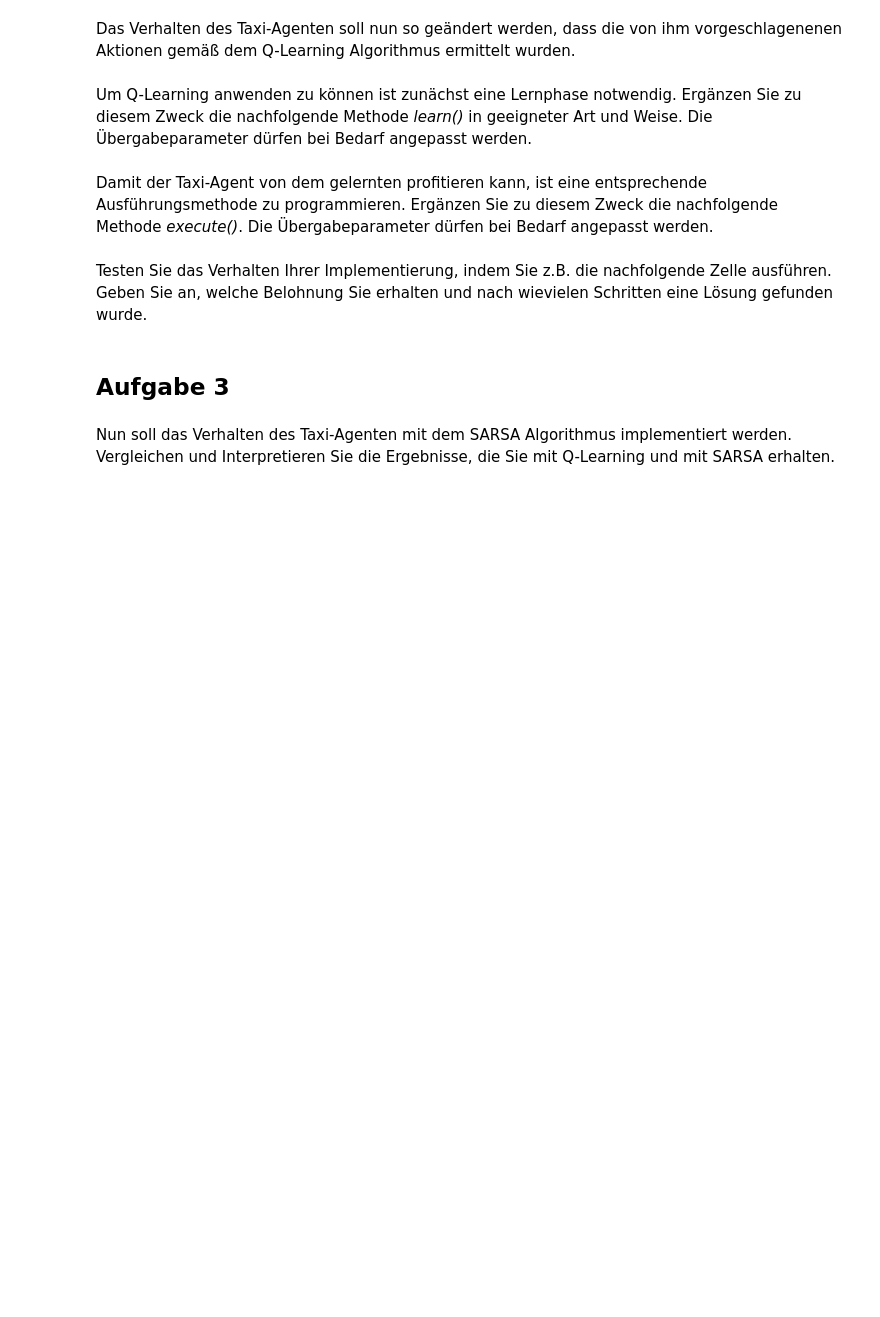
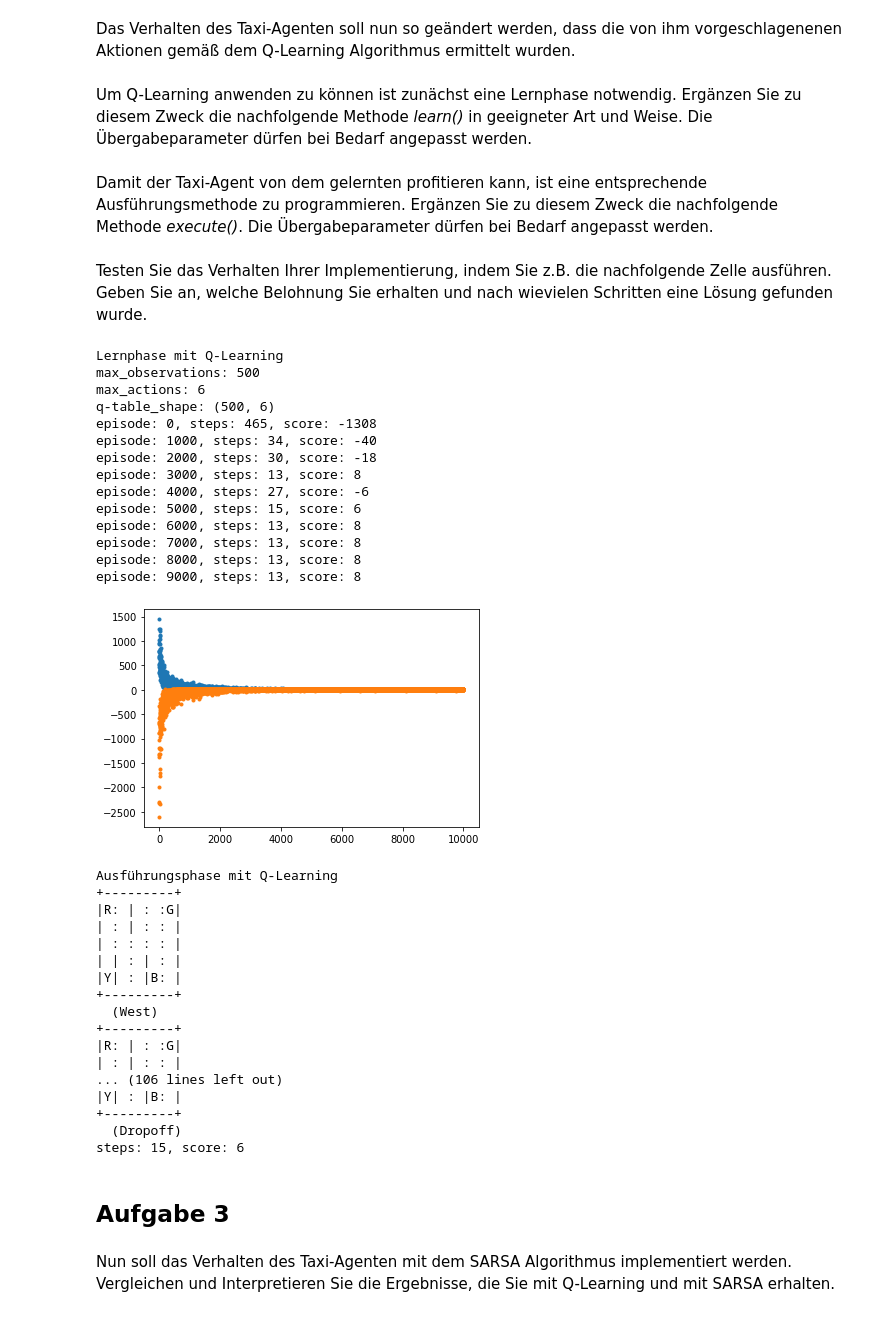
Before and after one commit to LBK124/CognitiveSystems, a Jupyter notebook: Lab2/Lab2-Solution.ipynb, the cells around one changed output. Saved outputs shown, nothing was run; the diff lists cells and outputs as text; code cells hidden in the pictures; blank space fills up the shorter version.

```diff
--- a/Lab2/Lab2-Solution.ipynb
+++ b/Lab2/Lab2-Solution.ipynb
@@ -20,7 +20,8 @@ Für den Taxi-Agenten sollen 3 verschiedene Verhaltensweisen realisiert werden.
 # %%
 import gym
 
-env = gym.make('Taxi-v3')
+# env = gym.make('Taxi-v3')
+env = gym.make('Taxi-v3').env
 # %% [markdown]
 ## Aufgabe 1
 # %% [markdown]
@@ -43,10 +84,3 @@ env.render()
 Das Verhalten des Taxi-Agenten soll nun so geändert werden, dass die von ihm vorgeschlagenenen Aktionen gemäß dem Q-Learning Algorithmus ermittelt wurden.
 # %% [markdown]
 Um Q-Learning anwenden zu können ist zunächst eine Lernphase notwendig. Ergänzen Sie zu diesem Zweck die nachfolgende Methode *learn()* in geeigneter Art und Weise. Die Übergabeparameter dürfen bei Bedarf angepasst werden.
-# %%
-def learn():
-    print ("Lernphase mit Q-Learning")
-    #
-    # An dieser Stelle soll Ihre Implementierung des
-    # Lernvorgangs für Q-Learning stehen
-    #
@@ -53,11 +189,34 @@ def learn():
 # %% [markdown]
 Damit der Taxi-Agent von dem gelernten profitieren kann, ist eine entsprechende Ausführungsmethode zu programmieren. Ergänzen Sie zu diesem Zweck die nachfolgende Methode *execute()*. Die Übergabeparameter dürfen bei Bedarf angepasst werden.
 # %%
-def execute():
+def execute(q_table):
     print ("Ausführungsphase mit Q-Learning")
     #
     # An dieser Stelle soll Ihre Implementierung der
     # Aktionsausführung des Taxi-Agenten gemäß Q-Learning stehen
     #
+
+    state = env.reset()
+
+    done = False
+    steps = 0
+    score = 0
+
+    while not done:
+
+        # choose best action
+        action = numpy.argmax(q_table[state])
+        # execute selected action
+        next_state, reward, done, _ = env.step(action)
+
+        steps += 1
+        score += reward
+
+        state = next_state
+
+        # render environment
+        env.render()
+
+    print (f"steps: {steps}, score: {score}")
 # %% [markdown]
 Testen Sie das Verhalten Ihrer Implementierung, indem Sie z.B. die nachfolgende Zelle ausführen. Geben Sie an, welche Belohnung Sie erhalten und nach wievielen Schritten eine Lösung gefunden wurde.
@@ -67,3 +223,39 @@ execute()
+# %%
+q_table = learn()
+execute(q_table)
+# %% [output]
+Lernphase mit Q-Learning
+max_observations: 500
+max_actions: 6
+q-table_shape: (500, 6)
+episode: 0, steps: 465, score: -1308
+episode: 1000, steps: 34, score: -40
+episode: 2000, steps: 30, score: -18
+episode: 3000, steps: 13, score: 8
+episode: 4000, steps: 27, score: -6
+episode: 5000, steps: 15, score: 6
+episode: 6000, steps: 13, score: 8
+episode: 7000, steps: 13, score: 8
+episode: 8000, steps: 13, score: 8
+episode: 9000, steps: 13, score: 8
+[figure, added]
+Ausführungsphase mit Q-Learning
++---------+
+|R: | : :G|
+| : | : : |
+| : : : : |
+| | : | : |
+|Y| : |B: |
++---------+
+  (West)
++---------+
+|R: | : :G|
+| : | : : |
+... (106 lines left out)
+|Y| : |B: |
++---------+
+  (Dropoff)
+steps: 15, score: 6
 # %% [markdown]
 ## Aufgabe 3
 # %% [markdown]
```
Also changed, not shown: parts of 6 cells of this notebook.
